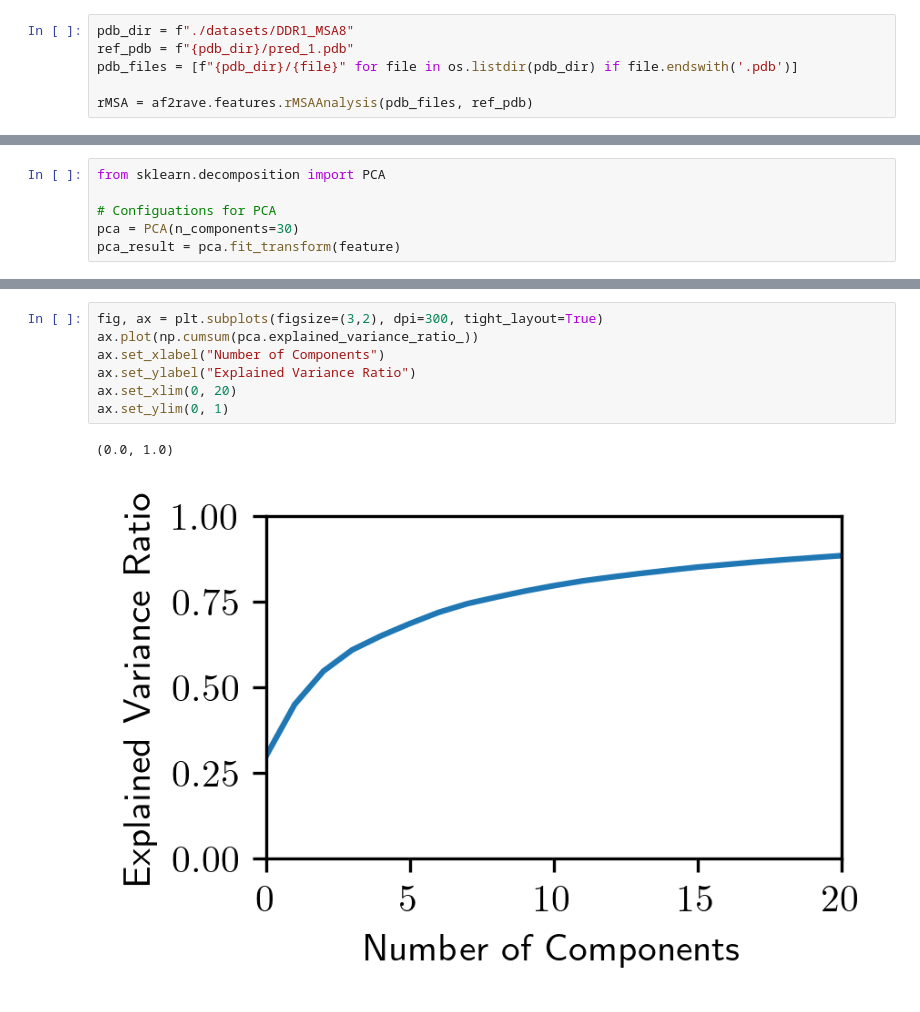
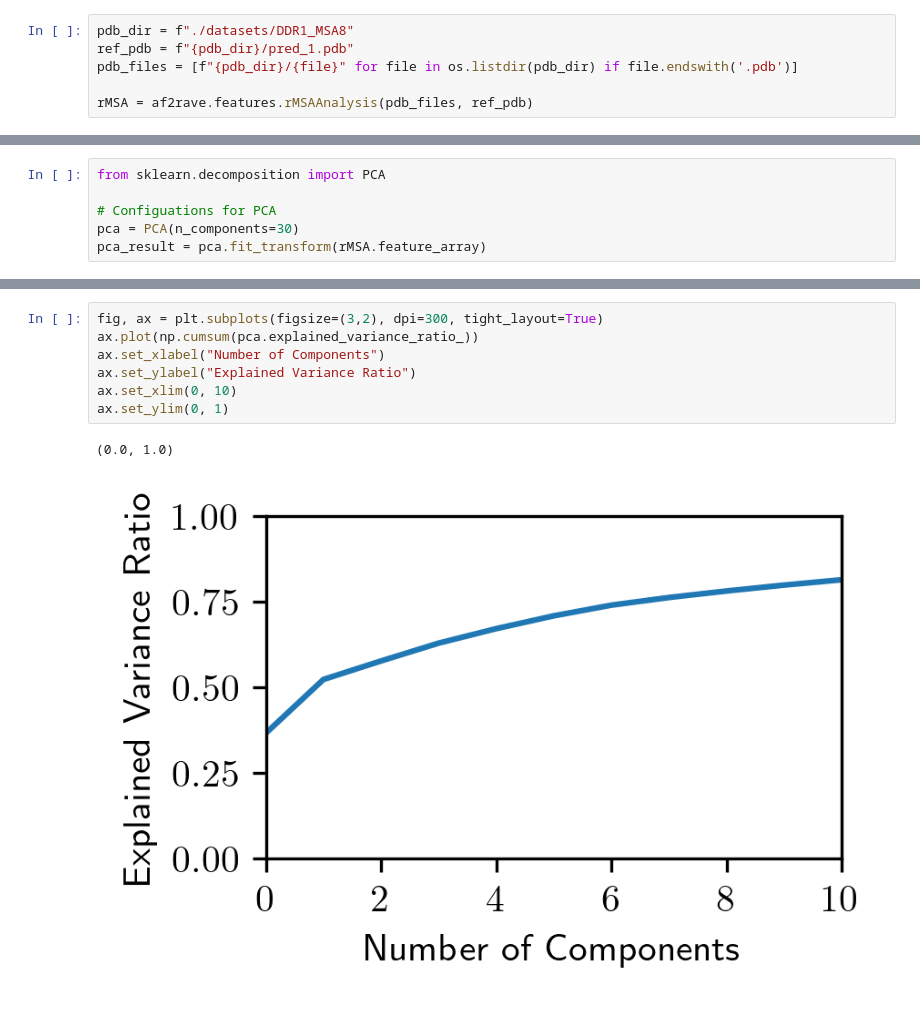
Before and after one commit to tiwarylab/af2rave, a Jupyter notebook: feature.ipynb, the cells around one changed output, grey strips where cells are left out. Cells and saved outputs as stored; diff of their text form.

```diff
--- a/feature.ipynb
+++ b/feature.ipynb
@@ -95,5 +120,5 @@ from sklearn.decomposition import PCA
 
 # Configuations for PCA
 pca = PCA(n_components=30)
-pca_result = pca.fit_transform(feature)
+pca_result = pca.fit_transform(rMSA.feature_array)
 # %%
@@ -174,10 +194,10 @@ pred_575.pdb
 # %%
 fig, ax = plt.subplots(figsize=(3,2), dpi=300, tight_layout=True)
 ax.plot(np.cumsum(pca.explained_variance_ratio_))
 ax.set_xlabel("Number of Components")
 ax.set_ylabel("Explained Variance Ratio")
-ax.set_xlim(0, 20)
+ax.set_xlim(0, 10)
 ax.set_ylim(0, 1)
 # %% [output]
 (0.0, 1.0)
-[figure, old version]
+[figure, new version]
```
Also changed, not shown: parts of 12 cells of this notebook, 2 other files.
